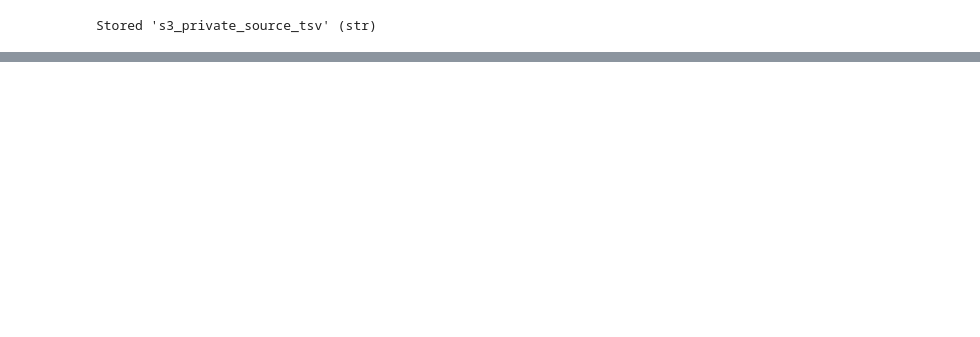
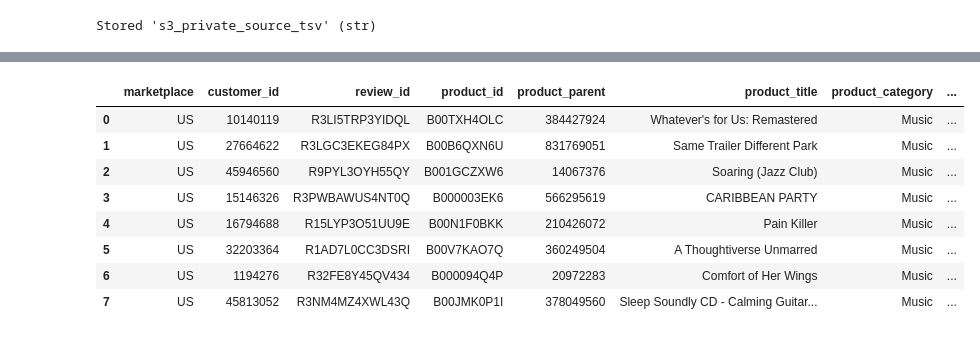
Before and after one commit to IfElseRun/Capstone-Project, a Jupyter notebook: data_insertion.ipynb, the cells around one changed output, grey strips where cells are left out. Cells and saved outputs as stored; diff of their text form; code cells hidden in the pictures; blank space fills up the shorter version.

```diff
--- a/data_insertion.ipynb
+++ b/data_insertion.ipynb
@@ -90,0 +111,5 @@ Invalid bucket name "{}": Bucket name must match the regex "^[a-zA-Z0-9.\-_]{1,2
+# %%
+from pyathena import connect
+import pandas as pd
+conn = connect(s3_staging_dir = "s3://{0}/athena/staging".format(bucket),
+               region_name="us-east-1")
@@ -90,0 +173,13 @@ Invalid bucket name "{}": Bucket name must match the regex "^[a-zA-Z0-9.\-_]{1,2
+# %%
+df = pd.read_sql("SELECT * FROM amazon_reviews_capstone.amazon_reviews_tsv limit 8;", conn)
+df
+# %% [output]
+|  | marketplace | customer_id | review_id | product_id | product_parent | product_title | product_category | ... |
+| 0 | US | 10140119 | R3LI5TRP3YIDQL | B00TXH4OLC | 384427924 | Whatever's for Us: Remastered | Music | ... |
+| 1 | US | 27664622 | R3LGC3EKEG84PX | B00B6QXN6U | 831769051 | Same Trailer Different Park | Music | ... |
+| 2 | US | 45946560 | R9PYL3OYH55QY | B001GCZXW6 | 14067376 | Soaring (Jazz Club) | Music | ... |
+| 3 | US | 15146326 | R3PWBAWUS4NT0Q | B000003EK6 | 566295619 | CARIBBEAN PARTY | Music | ... |
+| 4 | US | 16794688 | R15LYP3O51UU9E | B00N1F0BKK | 210426072 | Pain Killer | Music | ... |
+| 5 | US | 32203364 | R1AD7L0CC3DSRI | B00V7KAO7Q | 360249504 | A Thoughtiverse Unmarred | Music | ... |
+| 6 | US | 1194276 | R32FE8Y45QV434 | B000094Q4P | 20972283 | Comfort of Her Wings | Music | ... |
+| 7 | US | 45813052 | R3NM4MZ4XWL43Q | B00JMK0P1I | 378049560 | Sleep Soundly CD - Calming Guitar... | Music | ... |
```
Also changed, not shown: parts of 7 cells of this notebook.
